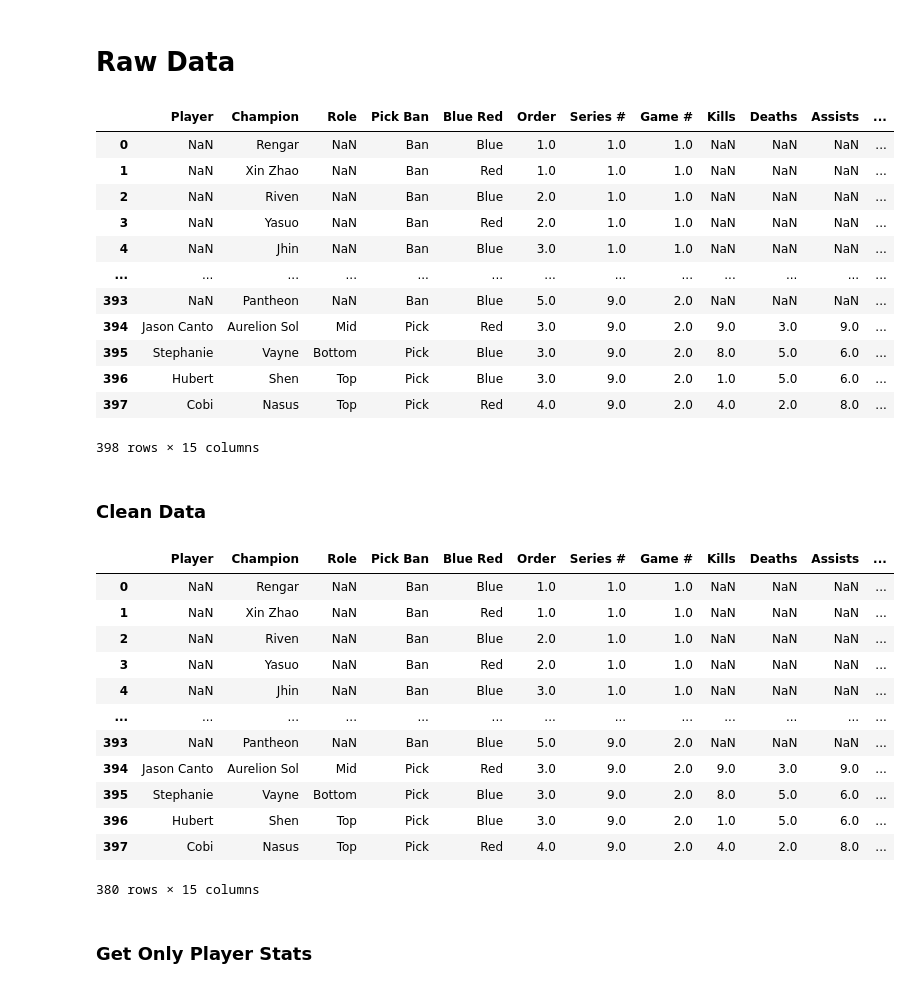
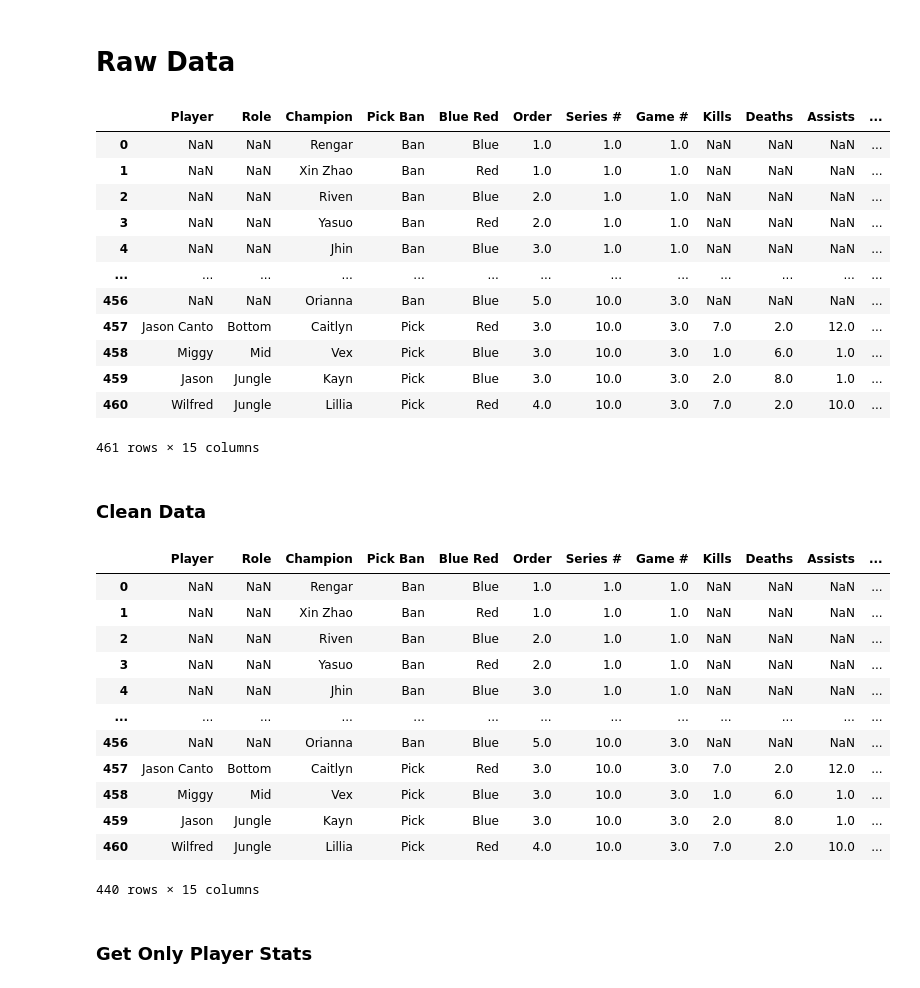
Before and after one commit to raclan/HLCS, a Jupyter notebook: stats_notebook.ipynb, the cells around one changed output. Drawn from its saved outputs; the diff is of its cells as text; code cells hidden in the pictures.

```diff
--- a/stats_notebook.ipynb
+++ b/stats_notebook.ipynb
@@ -12,28 +12,28 @@ warnings.filterwarnings('ignore')
 # %%
 cwd = os.getcwd()
 
-date = '11_7_2023'
+date = '11_13_2023'
 
 rd = pd.read_csv(cwd + '/ImportData/RawData/HLCS_RawData_'+ date + '.csv').rename(columns={'Death': 'Deaths'})
 
 # rd['Player'][166] = 'Cobi'
 # rd['Champion'][166] = 'Mordekaiser'
 
 rd
 # %% [output]
-|  | Player | Champion | Role | Pick Ban | Blue Red | Order | Series # | Game # | Kills | Deaths | Assists | ... |
-| 0 | NaN | Rengar | NaN | Ban | Blue | 1.0 | 1.0 | 1.0 | NaN | NaN | NaN | ... |
-| 1 | NaN | Xin Zhao | NaN | Ban | Red | 1.0 | 1.0 | 1.0 | NaN | NaN | NaN | ... |
-| 2 | NaN | Riven | NaN | Ban | Blue | 2.0 | 1.0 | 1.0 | NaN | NaN | NaN | ... |
-| 3 | NaN | Yasuo | NaN | Ban | Red | 2.0 | 1.0 | 1.0 | NaN | NaN | NaN | ... |
-| 4 | NaN | Jhin | NaN | Ban | Blue | 3.0 | 1.0 | 1.0 | NaN | NaN | NaN | ... |
+|  | Player | Role | Champion | Pick Ban | Blue Red | Order | Series # | Game # | Kills | Deaths | Assists | ... |
+| 0 | NaN | NaN | Rengar | Ban | Blue | 1.0 | 1.0 | 1.0 | NaN | NaN | NaN | ... |
+| 1 | NaN | NaN | Xin Zhao | Ban | Red | 1.0 | 1.0 | 1.0 | NaN | NaN | NaN | ... |
+| 2 | NaN | NaN | Riven | Ban | Blue | 2.0 | 1.0 | 1.0 | NaN | NaN | NaN | ... |
+| 3 | NaN | NaN | Yasuo | Ban | Red | 2.0 | 1.0 | 1.0 | NaN | NaN | NaN | ... |
+| 4 | NaN | NaN | Jhin | Ban | Blue | 3.0 | 1.0 | 1.0 | NaN | NaN | NaN | ... |
 | ... | ... | ... | ... | ... | ... | ... | ... | ... | ... | ... | ... | ... |
-| 393 | NaN | Pantheon | NaN | Ban | Blue | 5.0 | 9.0 | 2.0 | NaN | NaN | NaN | ... |
-| 394 | Jason Canto | Aurelion Sol | Mid | Pick | Red | 3.0 | 9.0 | 2.0 | 9.0 | 3.0 | 9.0 | ... |
-| 395 | Stephanie | Vayne | Bottom | Pick | Blue | 3.0 | 9.0 | 2.0 | 8.0 | 5.0 | 6.0 | ... |
-| 396 | Hubert | Shen | Top | Pick | Blue | 3.0 | 9.0 | 2.0 | 1.0 | 5.0 | 6.0 | ... |
-| 397 | Cobi | Nasus | Top | Pick | Red | 4.0 | 9.0 | 2.0 | 4.0 | 2.0 | 8.0 | ... |
+| 456 | NaN | NaN | Orianna | Ban | Blue | 5.0 | 10.0 | 3.0 | NaN | NaN | NaN | ... |
+| 457 | Jason Canto | Bottom | Caitlyn | Pick | Red | 3.0 | 10.0 | 3.0 | 7.0 | 2.0 | 12.0 | ... |
+| 458 | Miggy | Mid | Vex | Pick | Blue | 3.0 | 10.0 | 3.0 | 1.0 | 6.0 | 1.0 | ... |
+| 459 | Jason | Jungle | Kayn | Pick | Blue | 3.0 | 10.0 | 3.0 | 2.0 | 8.0 | 1.0 | ... |
+| 460 | Wilfred | Jungle | Lillia | Pick | Red | 4.0 | 10.0 | 3.0 | 7.0 | 2.0 | 10.0 | ... |
-398 rows × 15 columns
+461 rows × 15 columns
 # %% [markdown]
 ### Clean Data
 # %%
@@ -44,19 +44,19 @@ rd = rd.dropna(how='all')
 
 rd
 # %% [output]
-|  | Player | Champion | Role | Pick Ban | Blue Red | Order | Series # | Game # | Kills | Deaths | Assists | ... |
-| 0 | NaN | Rengar | NaN | Ban | Blue | 1.0 | 1.0 | 1.0 | NaN | NaN | NaN | ... |
-| 1 | NaN | Xin Zhao | NaN | Ban | Red | 1.0 | 1.0 | 1.0 | NaN | NaN | NaN | ... |
-| 2 | NaN | Riven | NaN | Ban | Blue | 2.0 | 1.0 | 1.0 | NaN | NaN | NaN | ... |
-| 3 | NaN | Yasuo | NaN | Ban | Red | 2.0 | 1.0 | 1.0 | NaN | NaN | NaN | ... |
-| 4 | NaN | Jhin | NaN | Ban | Blue | 3.0 | 1.0 | 1.0 | NaN | NaN | NaN | ... |
+|  | Player | Role | Champion | Pick Ban | Blue Red | Order | Series # | Game # | Kills | Deaths | Assists | ... |
+| 0 | NaN | NaN | Rengar | Ban | Blue | 1.0 | 1.0 | 1.0 | NaN | NaN | NaN | ... |
+| 1 | NaN | NaN | Xin Zhao | Ban | Red | 1.0 | 1.0 | 1.0 | NaN | NaN | NaN | ... |
+| 2 | NaN | NaN | Riven | Ban | Blue | 2.0 | 1.0 | 1.0 | NaN | NaN | NaN | ... |
+| 3 | NaN | NaN | Yasuo | Ban | Red | 2.0 | 1.0 | 1.0 | NaN | NaN | NaN | ... |
+| 4 | NaN | NaN | Jhin | Ban | Blue | 3.0 | 1.0 | 1.0 | NaN | NaN | NaN | ... |
 | ... | ... | ... | ... | ... | ... | ... | ... | ... | ... | ... | ... | ... |
-| 393 | NaN | Pantheon | NaN | Ban | Blue | 5.0 | 9.0 | 2.0 | NaN | NaN | NaN | ... |
-| 394 | Jason Canto | Aurelion Sol | Mid | Pick | Red | 3.0 | 9.0 | 2.0 | 9.0 | 3.0 | 9.0 | ... |
-| 395 | Stephanie | Vayne | Bottom | Pick | Blue | 3.0 | 9.0 | 2.0 | 8.0 | 5.0 | 6.0 | ... |
-| 396 | Hubert | Shen | Top | Pick | Blue | 3.0 | 9.0 | 2.0 | 1.0 | 5.0 | 6.0 | ... |
-| 397 | Cobi | Nasus | Top | Pick | Red | 4.0 | 9.0 | 2.0 | 4.0 | 2.0 | 8.0 | ... |
+| 456 | NaN | NaN | Orianna | Ban | Blue | 5.0 | 10.0 | 3.0 | NaN | NaN | NaN | ... |
+| 457 | Jason Canto | Bottom | Caitlyn | Pick | Red | 3.0 | 10.0 | 3.0 | 7.0 | 2.0 | 12.0 | ... |
+| 458 | Miggy | Mid | Vex | Pick | Blue | 3.0 | 10.0 | 3.0 | 1.0 | 6.0 | 1.0 | ... |
+| 459 | Jason | Jungle | Kayn | Pick | Blue | 3.0 | 10.0 | 3.0 | 2.0 | 8.0 | 1.0 | ... |
+| 460 | Wilfred | Jungle | Lillia | Pick | Red | 4.0 | 10.0 | 3.0 | 7.0 | 2.0 | 10.0 | ... |
-380 rows × 15 columns
+440 rows × 15 columns
 # %% [markdown]
 ### Get Only Player Stats
 # %%
```
Also changed, not shown: parts of 22 cells of this notebook.
